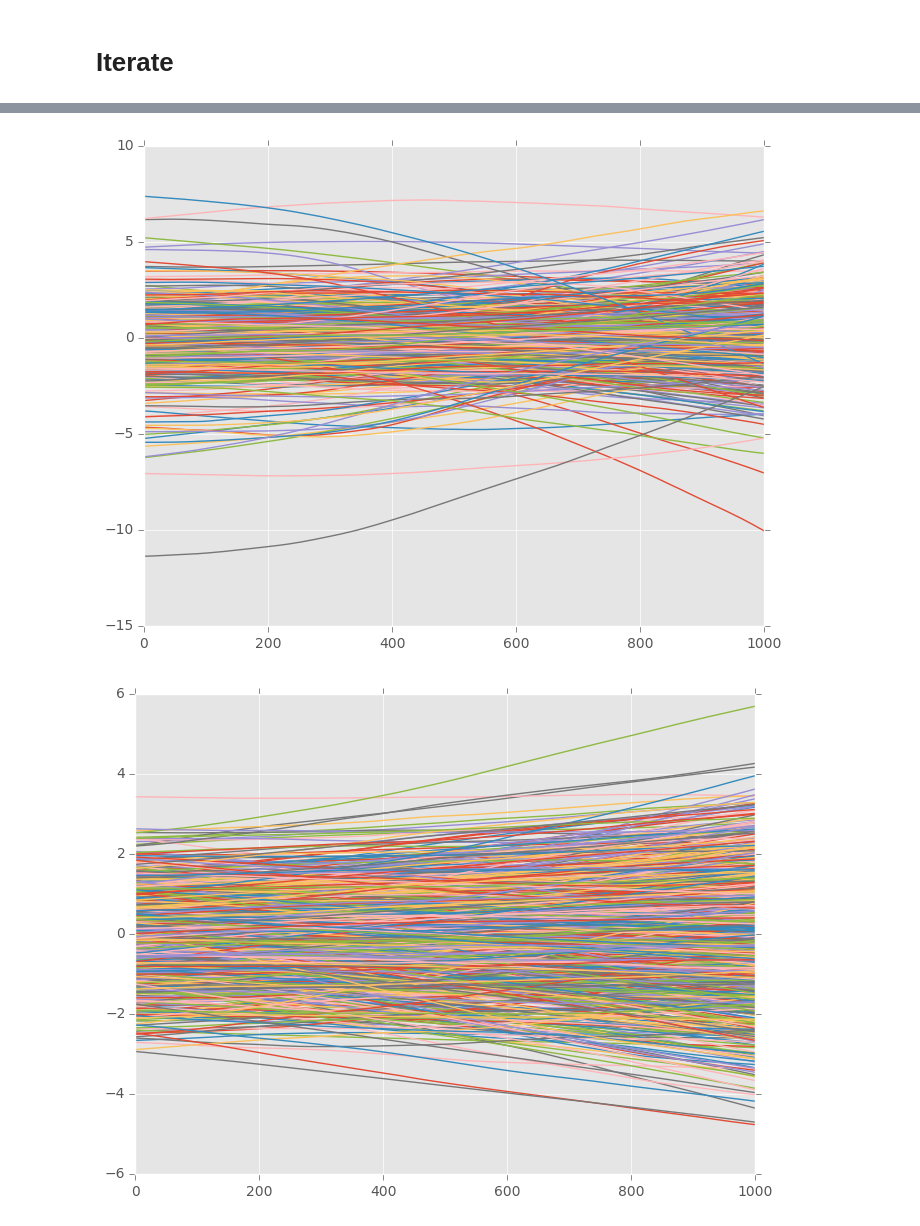
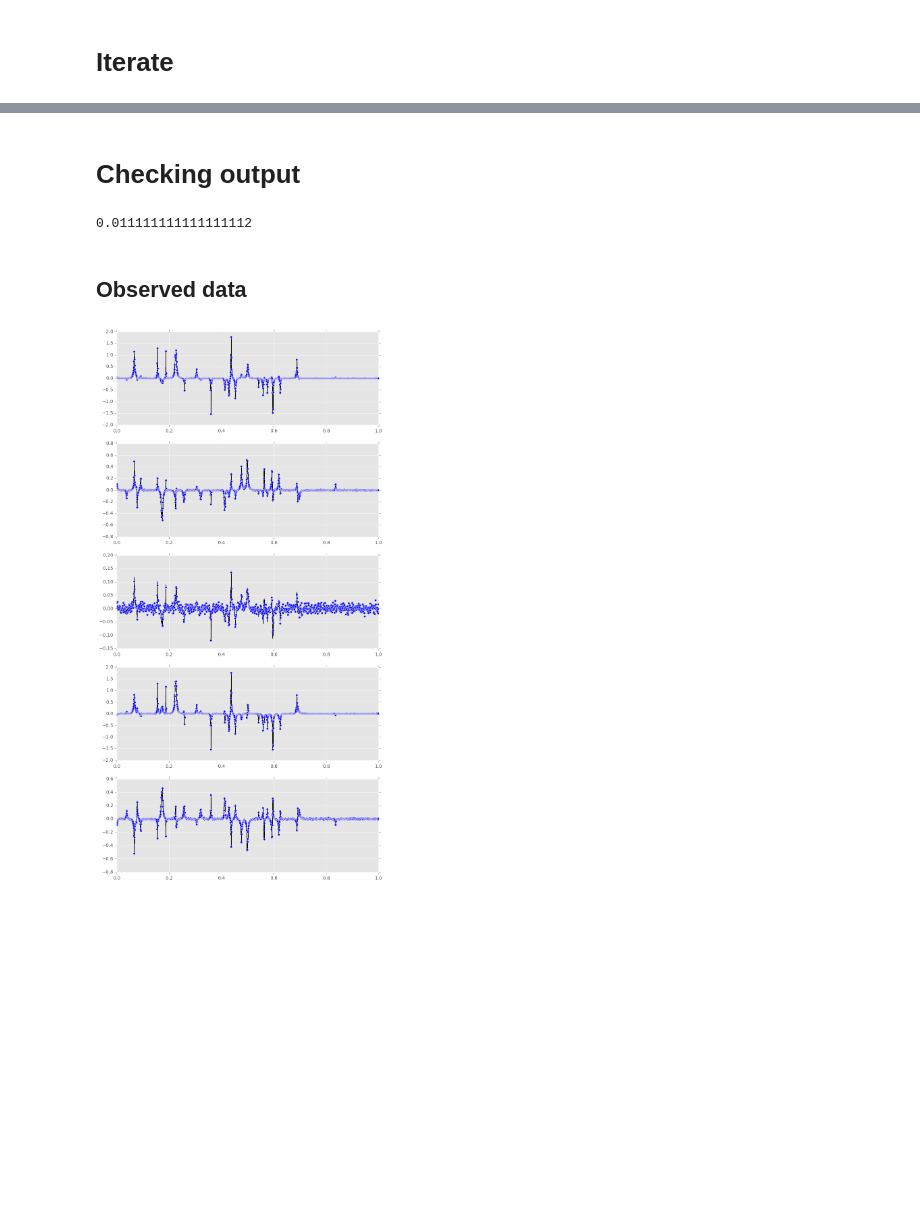
Before and after one commit to jmxpearson/laf, a Jupyter notebook: julia_labcr_integration_test.ipynb, the cells around one changed output, grey strips where cells are left out. Saved outputs shown, nothing was run; the diff lists cells and outputs as text; code cells hidden in the pictures; blank space fills up the shorter version.

```diff
--- a/julia_labcr_integration_test.ipynb
+++ b/julia_labcr_integration_test.ipynb
@@ -344,24 +344,24 @@ sample_τ (generic function with 1 method)
 # %% [markdown]
 # Iterate
 # %%
-Niter = 1000
+Niter = 10000
 global ξ, Dξ, A, Ψ, DΨ, B
 ξ_mat = Array(Float64, NL * NK, Nt, Niter)
 ψ_mat = Array(Float64, NK, Nt, Niter)
+yhat = Array(Float64, Np, Nt, Niter)
 
+@time begin
 for it in 1:Niter
-    if it % 50 == 0
+    if it % 1000 == 0
         println("iteration ", it)
     end
     ξ, Dξ, A = sample_Ξ(Σ0, Θ, η, σξ, σA)
     σξ = sample_σξ(Dξ, A)
     σA = sample_σA(A)
-    ξ_mat[:, :, it] = ξ
 
     Σ0 = sample_Σ0(η, Θ, ξ)
 
     Ψ, DΨ, B = sample_Ψ(Σ0, Θ, ξ, σψ, σB)
-    ψ_mat[:, :, it] = Ψ
 
     σψ = sample_σψ(DΨ, B)
     σB = sample_σB(B)
@@ -371,5 +371,13 @@ for it in 1:Niter
     Θ = sample_Θ(ξ, Σ0, ϕ, τ)
     ϕ = sample_ϕ(τ, Θ)
     τ, ϑ = sample_τ(ϕ, Θ, ϑ)
+
+    # logging
+    ξ_mat[:, :, it] = ξ
+    ψ_mat[:, :, it] = Ψ
+    for t in 1:Nt
+        yhat[:, t, it] = kron(η[:, 1, t]', Θ) * ξ[:, t]
+    end
 end
+end
 # %% [output]
@@ -396,10 +394,0 @@ iteration 1000
-# %%
-yhat = similar(y)
-
-for t in 1:Nt
-    yhat[:, t] = kron(η[:, 1, t]', Θ) * ξ[:, t]
-end
-
-plot(y')
-figure()
-plot(yhat');
@@ -421,8 +395,21 @@ SS = sum( (y - yhat).^2, 2) / Nt
-# %%
-plot(squeeze(ψ_mat[1, :, :], 1));
-# %% [output]
-[figure, removed]
-# %%
-plot(squeeze(ψ_mat[2, :, :], 1));
-# %% [output]
-[figure, removed]
+# %% [markdown]
+# Checking output
+# %%
+burn = 1000
+thin = 10
+trans = 10 * thin / (Niter - burn)
+# %% [output]
+0.011111111111111112
+# %% [markdown]
+## Observed data
+# %%
+figure(figsize=(10, 20))
+
+for idx in 1:Np
+    subplot(Np, 1, idx)
+    plot(tobs, squeeze(yhat[idx, :, burn:thin:end], 1), color="black", alpha=trans)
+    scatter(tobs, y[idx, :], zorder=5)
+    xlim(tobs[1], tobs[end])
+end
+# %% [output]
+[figure, added]
```
Also changed, not shown: parts of 27 cells of this notebook, 1 other file.
